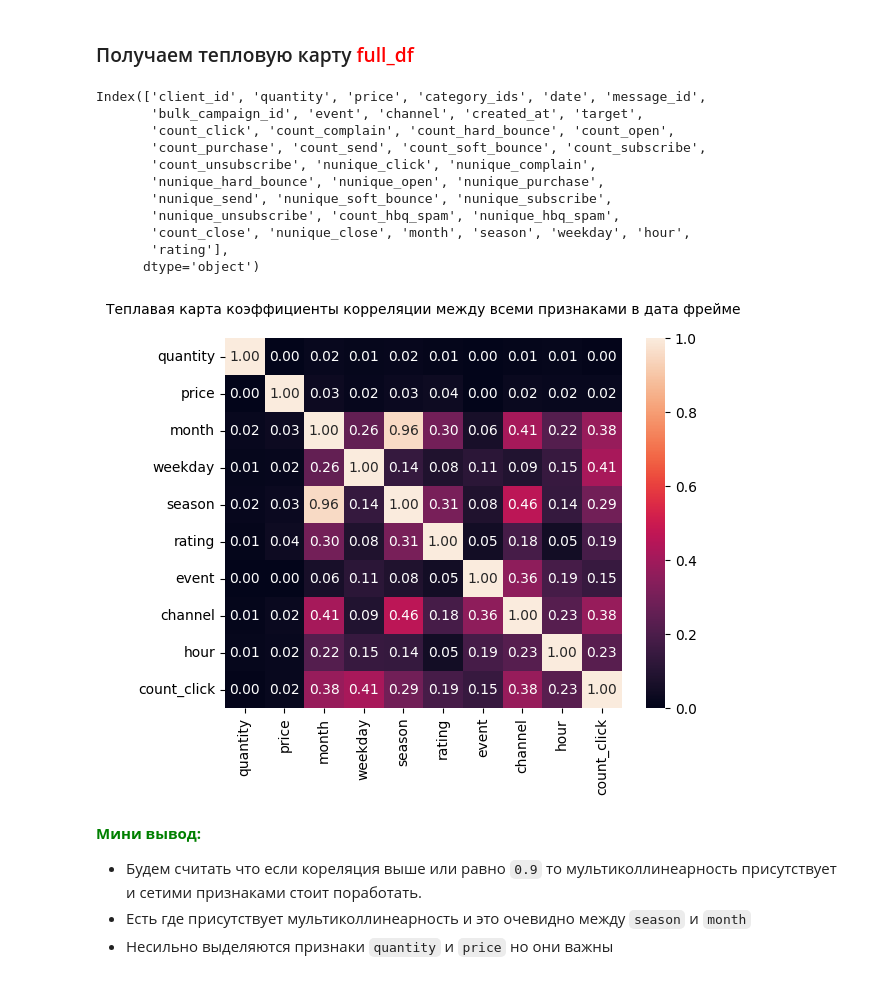
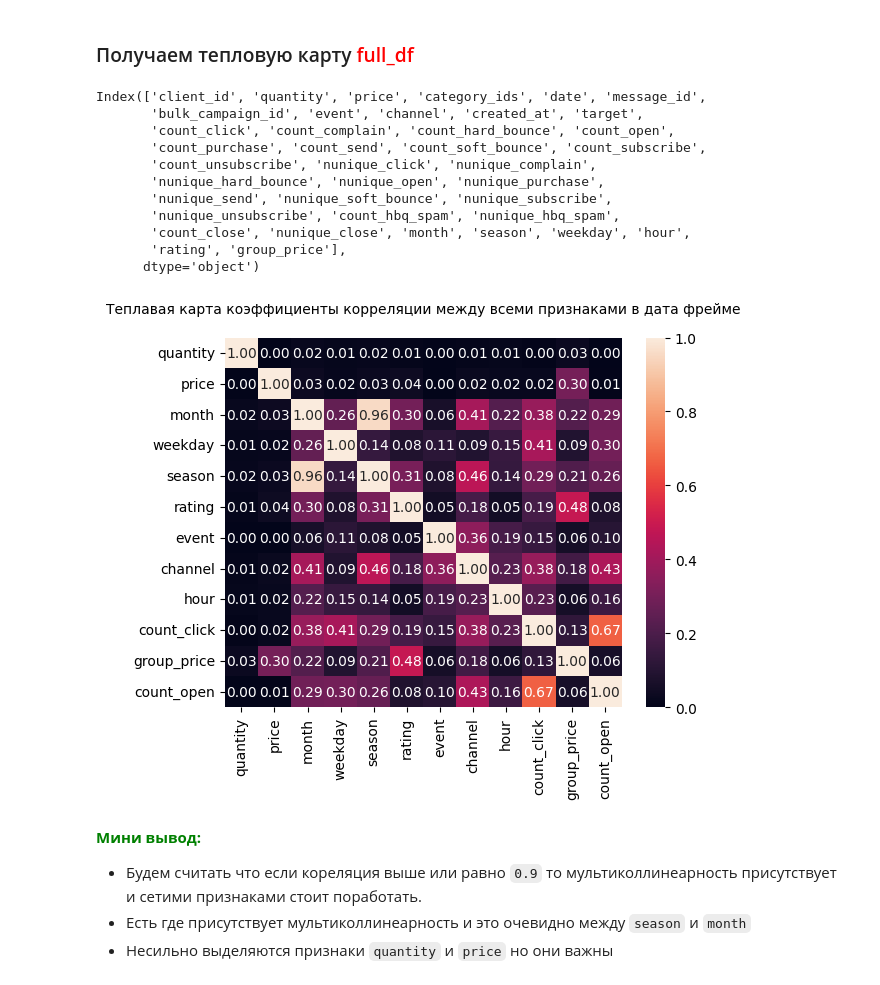
Before and after one commit to OsKaLis/predicting_user_behavior_in_the_marketplace, a Jupyter notebook: m4s22_marketplace.ipynb, the cells around one changed output. Drawn from its saved outputs; the diff is of its cells as text; code cells hidden in the pictures.

```diff
--- a/m4s22_marketplace.ipynb
+++ b/m4s22_marketplace.ipynb
@@ -1389 +1398,12 @@ full_df['rating'] = full_df.apply(category_ids_to_counts, axis=1)
+# %%
+# Значения для групировки
+cut_labels = ['A', 'B', 'C', 'D', 'E', 'F', 'G', 'H', 'I']
+# Распределения по групировкам
+cut_bins = [0, 100, 200, 500, 800, 1000, 1500, 3000, 4000, 86000]
+# Создание нового признака
+full_df['group_price'] = pd.cut(
+    full_df['price'],
+    bins=cut_bins,
+    labels=cut_labels
+)
 # %% [markdown]
@@ -1534,26 +1554,28 @@ Index(['client_id', 'quantity', 'price', 'category_ids', 'date', 'message_id',
        'nunique_send', 'nunique_soft_bounce', 'nunique_subscribe',
        'nunique_unsubscribe', 'count_hbq_spam', 'nunique_hbq_spam',
        'count_close', 'nunique_close', 'month', 'season', 'weekday', 'hour',
-       'rating'],
+       'rating', 'group_price'],
       dtype='object')
 # %%
 # Перечислим не актуальные признаки для построения
 fields_selected = [
     'quantity',
     'price',
     'month',
     'weekday',
     'season',
     'rating',
     'event',
     'channel',
     'hour',
     'count_click',
+    'group_price',
+    'count_open',
 ]
 # Строим тепловую карту
 heat_map_output(full_df[fields_selected]);
 # %% [output]
-[figure, old version]
+[figure, new version]
 # %% [markdown]
 **<span style='color:green'>Мини вывод:</span>**
 
```
Also changed, not shown: parts of 55 cells of this notebook, 1 other file.
